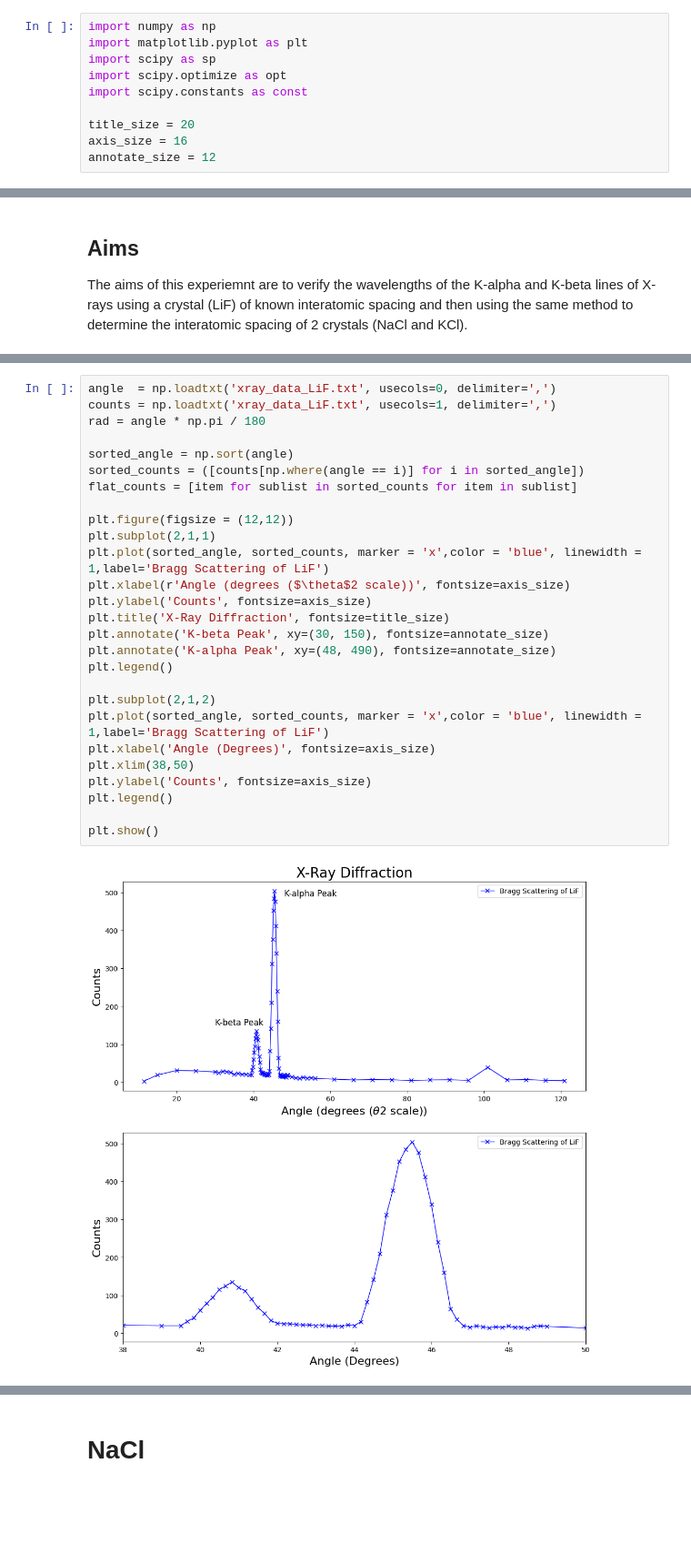
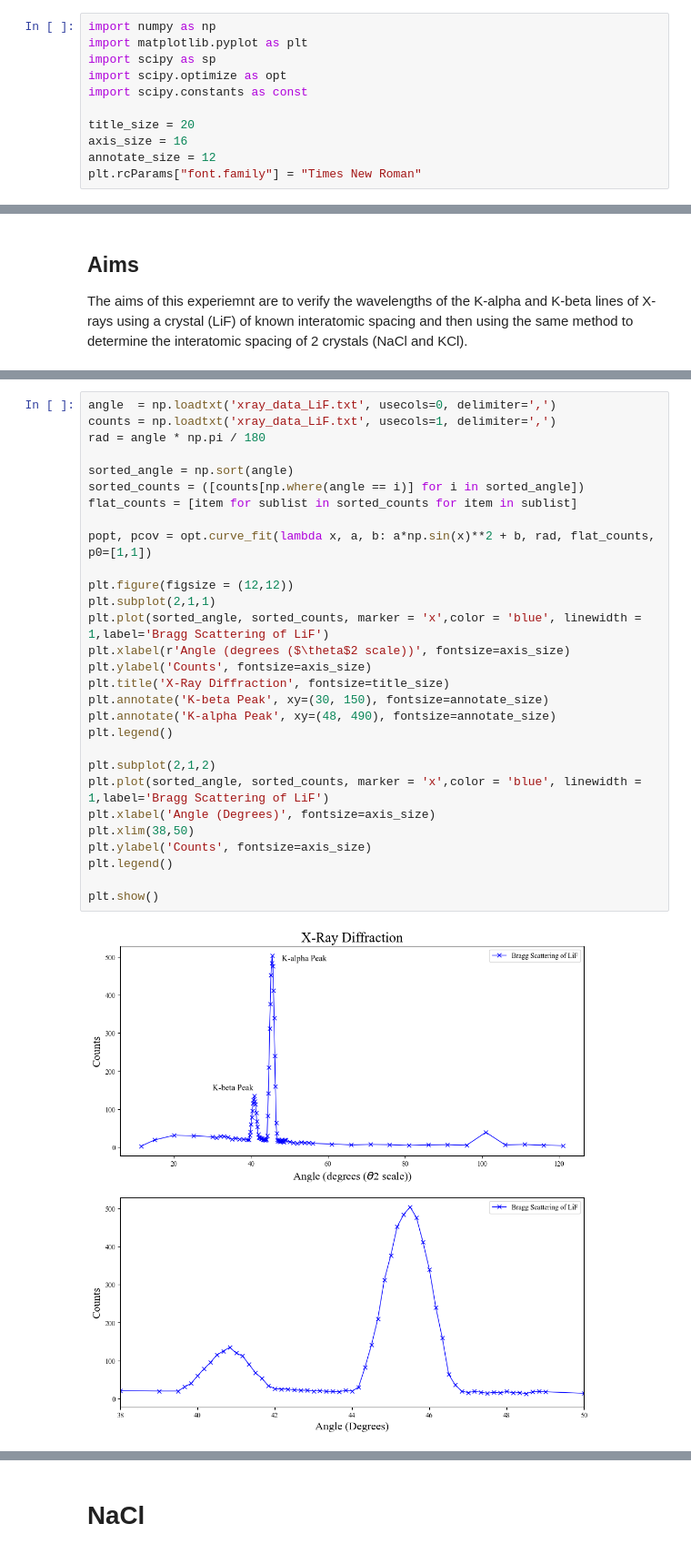
Before and after one commit to lewismcnish/Physics, a Jupyter notebook: Labs/X_ray/X_ray.ipynb, the cells around one changed output, grey strips where cells are left out. Shown at 91% size. Drawn from its saved outputs; the diff is of its cells as text; blank space fills up the shorter version.

```diff
--- a/Labs/X_ray/X_ray.ipynb
+++ b/Labs/X_ray/X_ray.ipynb
@@ -10,6 +10,7 @@ import scipy.constants as const
 title_size = 20
 axis_size = 16
 annotate_size = 12
+plt.rcParams["font.family"] = "Times New Roman"
 # %%
 density = 2.64 #g/cm^3
 m_tot = 25.94 #u
@@ -60,32 +65,34 @@ The aims of this experiemnt are to verify the wavelengths of the K-alpha and K-b
 # %%
 angle  = np.loadtxt('xray_data_LiF.txt', usecols=0, delimiter=',')
 counts = np.loadtxt('xray_data_LiF.txt', usecols=1, delimiter=',')
 rad = angle * np.pi / 180
 
 sorted_angle = np.sort(angle)
 sorted_counts = ([counts[np.where(angle == i)] for i in sorted_angle])
 flat_counts = [item for sublist in sorted_counts for item in sublist]
+
+popt, pcov = opt.curve_fit(lambda x, a, b: a*np.sin(x)**2 + b, rad, flat_counts, p0=[1,1])
 
 plt.figure(figsize = (12,12))
 plt.subplot(2,1,1)
 plt.plot(sorted_angle, sorted_counts, marker = 'x',color = 'blue', linewidth = 1,label='Bragg Scattering of LiF')
 plt.xlabel(r'Angle (degrees ($\theta$2 scale))', fontsize=axis_size)
 plt.ylabel('Counts', fontsize=axis_size)
 plt.title('X-Ray Diffraction', fontsize=title_size)
 plt.annotate('K-beta Peak', xy=(30, 150), fontsize=annotate_size)
 plt.annotate('K-alpha Peak', xy=(48, 490), fontsize=annotate_size)
 plt.legend()
 
 plt.subplot(2,1,2)
 plt.plot(sorted_angle, sorted_counts, marker = 'x',color = 'blue', linewidth = 1,label='Bragg Scattering of LiF')
 plt.xlabel('Angle (Degrees)', fontsize=axis_size)
 plt.xlim(38,50)
 plt.ylabel('Counts', fontsize=axis_size)
 plt.legend()
 
 plt.show()
 # %% [output]
-[figure, old version]
+[figure, new version]
 # %%
 def FWHM(x,y):
     half_max = np.max(y)/2
```
Also changed, not shown: parts of 7 cells of this notebook.
